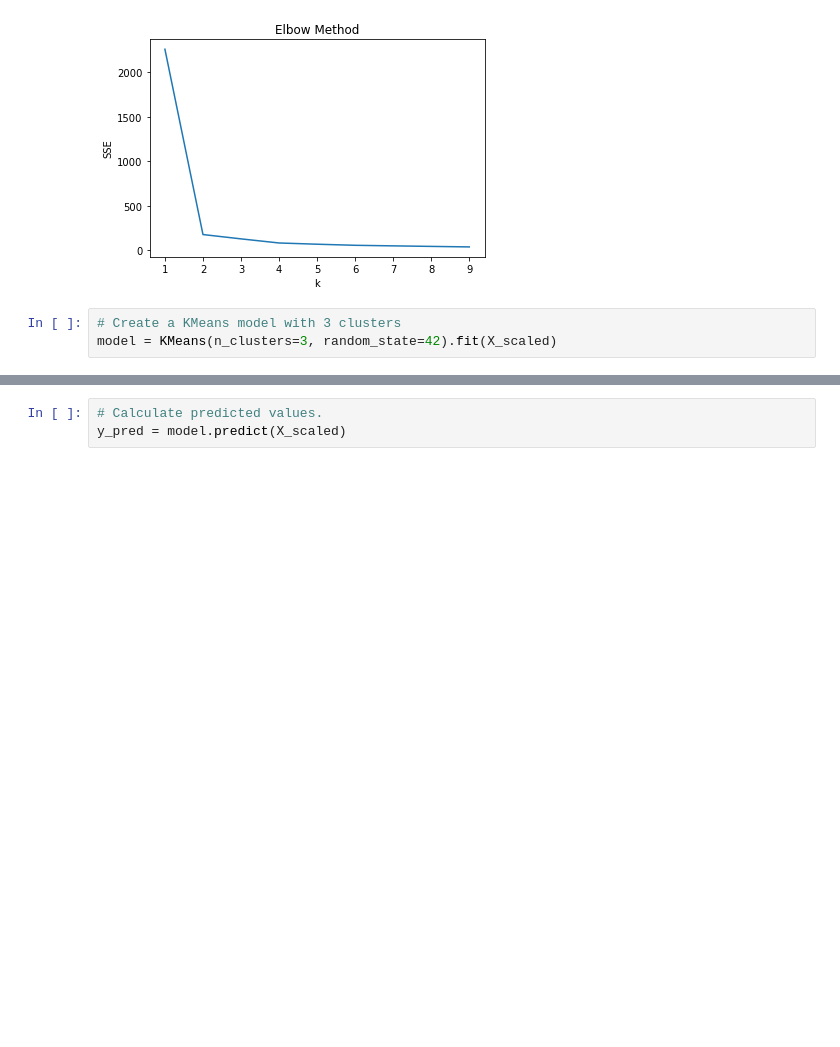
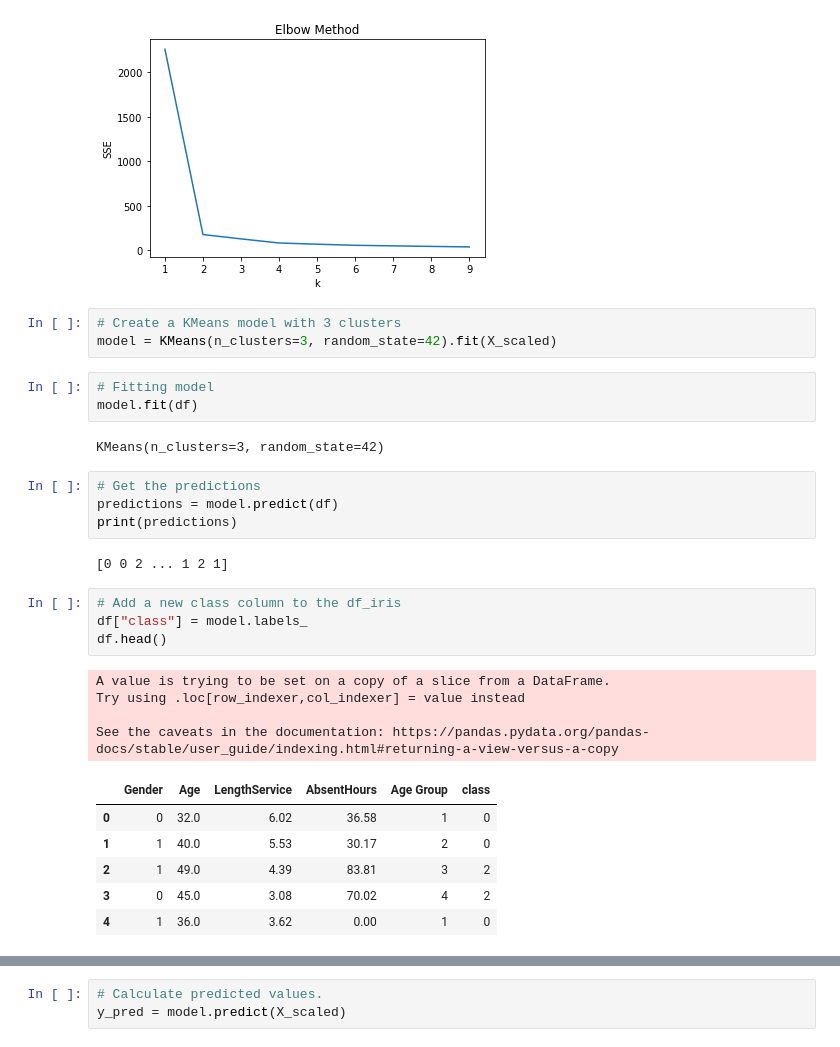
Before and after one commit to jmalauss/Absenteeism, a Jupyter notebook: unsupervised.ipynb, the cells around one changed output, grey strips where cells are left out. Drawn from its saved outputs; the diff is of its cells as text; blank space fills up the shorter version.

```diff
--- a/unsupervised.ipynb
+++ b/unsupervised.ipynb
@@ -83,3 +84,29 @@ plt.show()
 # %%
 # Create a KMeans model with 3 clusters
 model = KMeans(n_clusters=3, random_state=42).fit(X_scaled)
+# %%
+# Fitting model
+model.fit(df)
+# %% [output]
+KMeans(n_clusters=3, random_state=42)
+# %%
+# Get the predictions
+predictions = model.predict(df)
+print(predictions)
+# %% [output]
+[0 0 2 ... 1 2 1]
+# %%
+# Add a new class column to the df_iris
+df["class"] = model.labels_
+df.head()
+# %% [output]
+A value is trying to be set on a copy of a slice from a DataFrame.
+Try using .loc[row_indexer,col_indexer] = value instead
+
+See the caveats in the documentation: https://pandas.pydata.org/pandas-docs/stable/user_guide/indexing.html#returning-a-view-versus-a-copy
+|  | Gender | Age | LengthService | AbsentHours | Age Group | class |
+| 0 | 0 | 32.0 | 6.02 | 36.58 | 1 | 0 |
+| 1 | 1 | 40.0 | 5.53 | 30.17 | 2 | 0 |
+| 2 | 1 | 49.0 | 4.39 | 83.81 | 3 | 2 |
+| 3 | 0 | 45.0 | 3.08 | 70.02 | 4 | 2 |
+| 4 | 1 | 36.0 | 3.62 | 0.00 | 1 | 0 |
```
Also changed, not shown: parts of 9 cells of this notebook.
